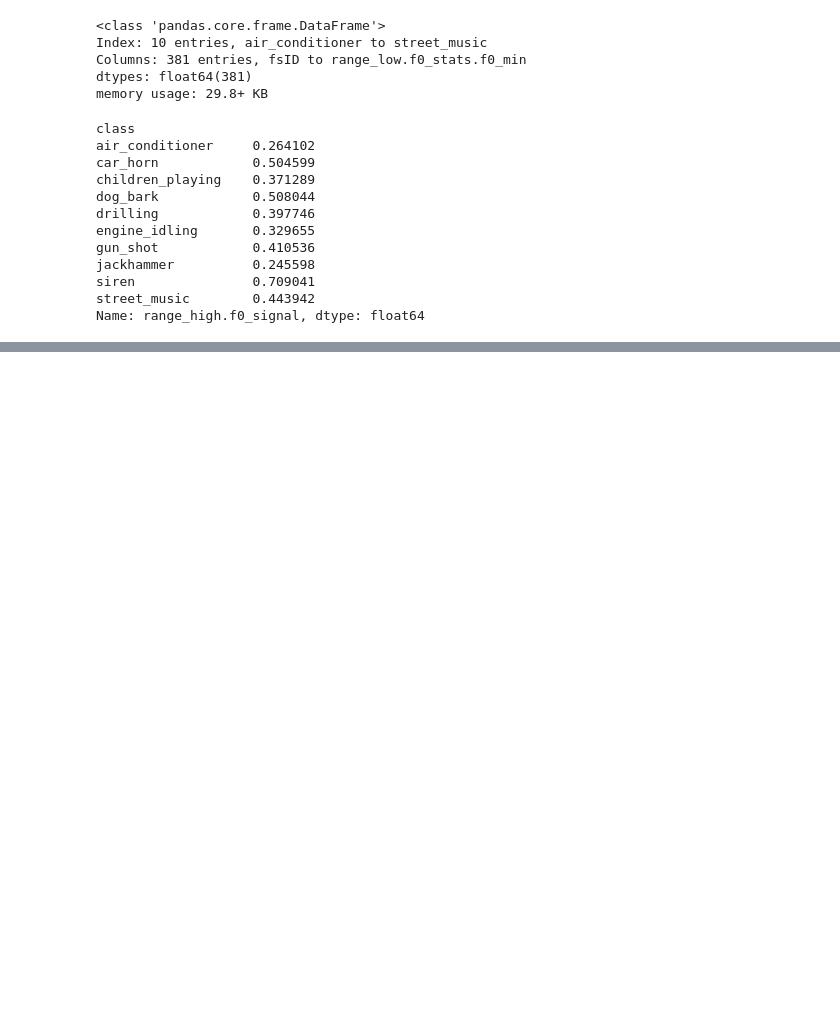
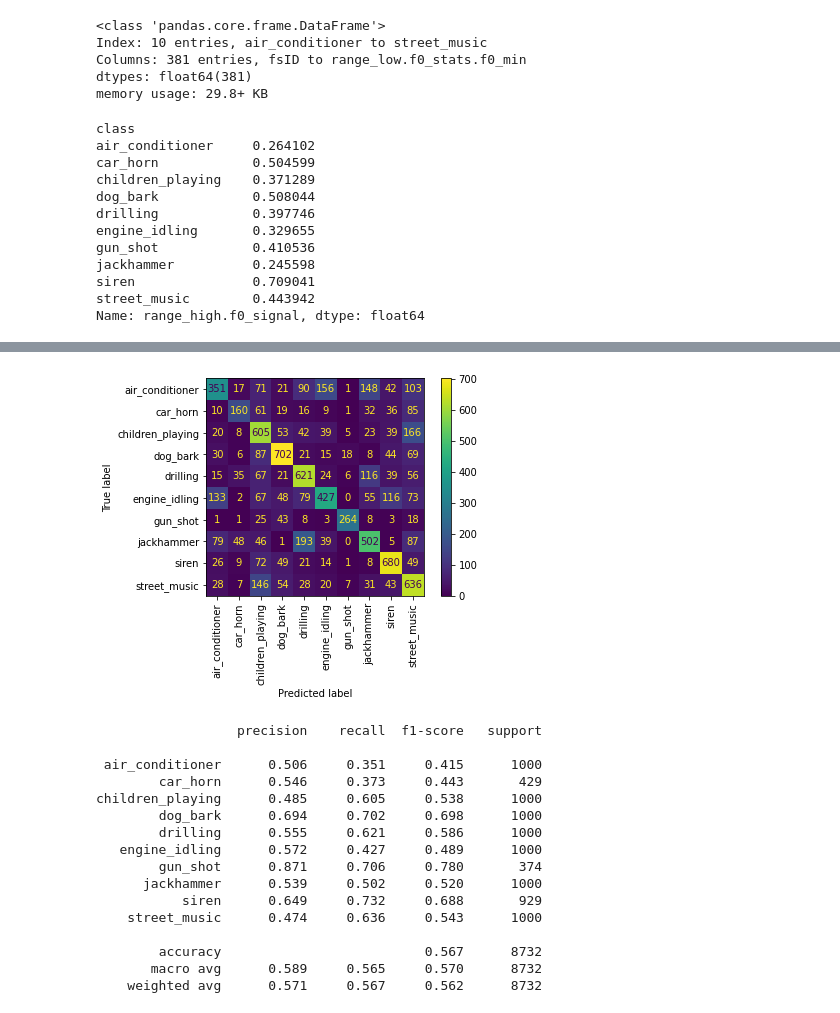
Before and after one commit to mrhheffernan/erdio-dev, a Jupyter notebook: engineered_features_exploration.ipynb, the cells around one changed output, grey strips where cells are left out. Drawn from its saved outputs; the diff is of its cells as text; code cells hidden in the pictures; blank space fills up the shorter version.

```diff
--- a/engineered_features_exploration.ipynb
+++ b/engineered_features_exploration.ipynb
@@ -49,3 +62,12 @@ memory usage: 614.1+ KB
 | 8730 | 99812-1-5-0.wav | 99812 | 253.209850 | 255.741948 | 2 | 7 | 1 | car_horn | 2.532098 |
 | 8731 | 99812-1-6-0.wav | 99812 | 332.289233 | 334.821332 | 2 | 7 | 1 | car_horn | 2.532099 |
 8732 rows × 9 columns
+# %%
+# Simple way to have a dict relating classID to class
+class_dict = {}
+for index, row in metadata.iterrows():
+    class_dict[row['classID']]=row['class']
+print(class_dict)
+print(f'Number of unique classes: {len(class_dict)}')
+class_list = [class_dict[i] for i in range(len(class_dict))]
+print(class_list)
@@ -198,0 +345,25 @@ Name: range_high.f0_signal, dtype: float64
+# %%
+disp = ConfusionMatrixDisplay(confusion_matrix(total_y_test,total_y_pred),display_labels=class_list)
+disp.plot()
+plt.xticks(rotation=90)
+plt.show()
+
+print(classification_report(total_y_test, total_y_pred, digits=3, target_names=class_list))
+# %% [output]
+[figure, added]
+                  precision    recall  f1-score   support
+
+ air_conditioner      0.506     0.351     0.415      1000
+        car_horn      0.546     0.373     0.443       429
+children_playing      0.485     0.605     0.538      1000
+        dog_bark      0.694     0.702     0.698      1000
+        drilling      0.555     0.621     0.586      1000
+   engine_idling      0.572     0.427     0.489      1000
+        gun_shot      0.871     0.706     0.780       374
+      jackhammer      0.539     0.502     0.520      1000
+           siren      0.649     0.732     0.688       929
+    street_music      0.474     0.636     0.543      1000
+
+        accuracy                          0.567      8732
+       macro avg      0.589     0.565     0.570      8732
+    weighted avg      0.571     0.567     0.562      8732
```
Also changed, not shown: parts of 18 cells of this notebook.
